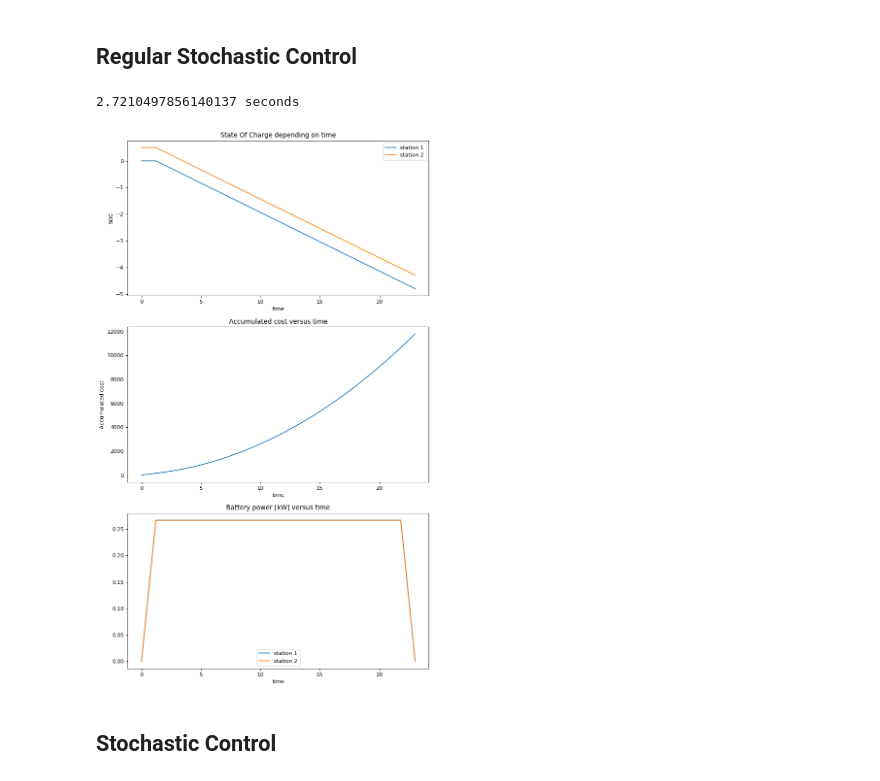
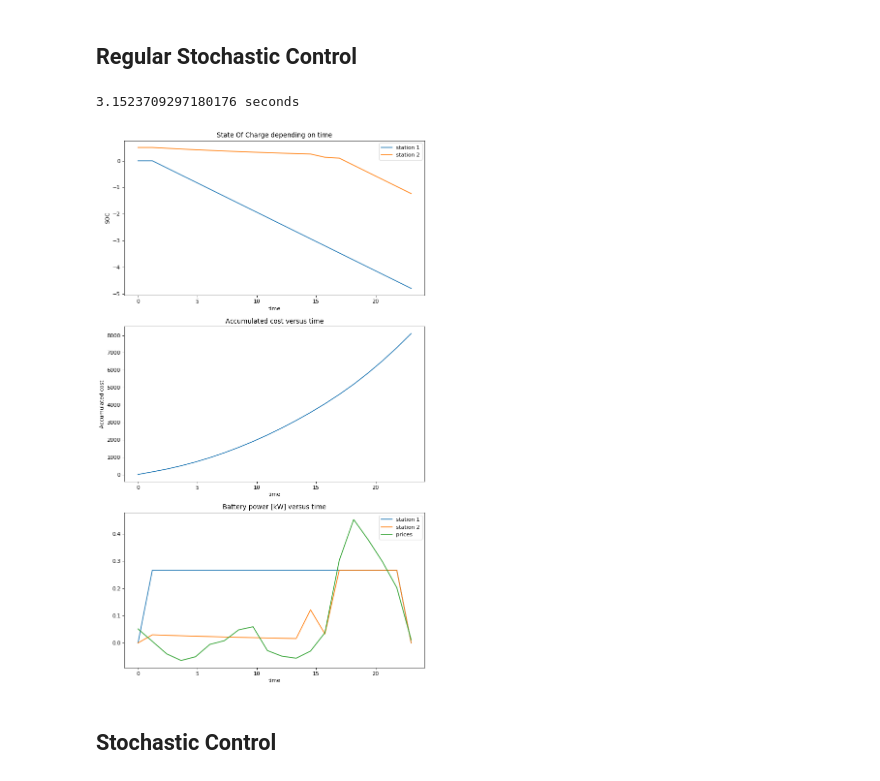
Before and after one commit to mathildebadoual/ev_controller, a Jupyter notebook: ev_controller/project.ipynb, the cells around one changed output. Drawn from its saved outputs; the diff is of its cells as text; code cells hidden in the pictures.

```diff
--- a/ev_controller/project.ipynb
+++ b/ev_controller/project.ipynb
@@ -95,7 +95,7 @@ for k in range(N-1, 0, -1):
 
         # Find dominant bounds for u_batt
         lb = 0
-        ub = u_max
+        ub = min(u_max, 1 - max(SOC_grid[idx, :]))
 
         # Grid Battery Power between dominant bounds
         u_batt_grid = np.array(list(itertools.permutations(np.linspace(lb, ub, ns), num_station)))
@@ -122,7 +122,7 @@ for k in range(N-1, 0, -1):
 end = time.time()
 print(str(end - start) + " seconds")
 # %% [output]
-2.7210497856140137 seconds
+3.1523709297180176 seconds
 # %%
 ## Simulate Results
 
@@ -152,34 +152,35 @@ t = np.linspace(0, 23, N)
 
 ## Plot Simulation Results
 plt.figure(num=3, figsize=(10, 18), dpi=80, facecolor='w', edgecolor='k')
 
 plt.subplot(3,1,1)
 plt.plot(t, SOC_sim[0], label='station 1')
 plt.plot(t, SOC_sim[1], label='station 2')
 plt.title('State Of Charge depending on time')
 plt.xlabel('time')
 plt.ylabel('SOC')
 plt.legend()
 # SOC versus time
 
 plt.subplot(3,1,2)
 plt.plot(t, [np.sum(J_sim[:k]) for k in range(0, N)])  # plot speed
 plt.title('Accumulated cost versus time')
 plt.xlabel('time')
 plt.ylabel('Accumulated cost')
 # Accumulated fuel consumption [g] versus time
 
 plt.subplot(3,1,3)
 plt.plot(t, u_batt_sim[0], label='station 1')
 plt.plot(t, u_batt_sim[1], label='station 2')
+plt.plot(t, prices/40 - 0.8, label='prices')
 plt.title('Battery power [kW] versus time')
 plt.xlabel('time')
 plt.legend()
 # Battery and engine power [kW] versus time
 
 plt.savefig('results.png')
 # %% [output]
-[figure, old version]
+[figure, new version]
 # %% [markdown]
 ## Stochastic Control
 # %%
```
